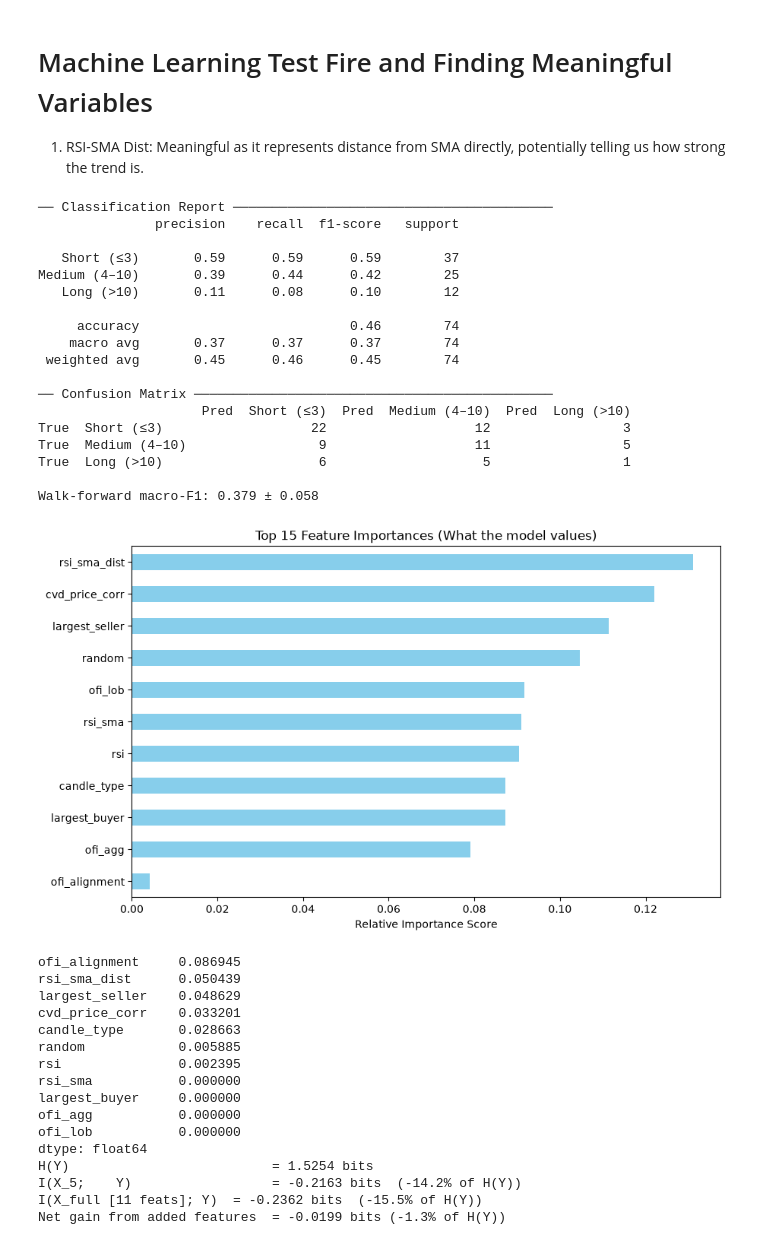
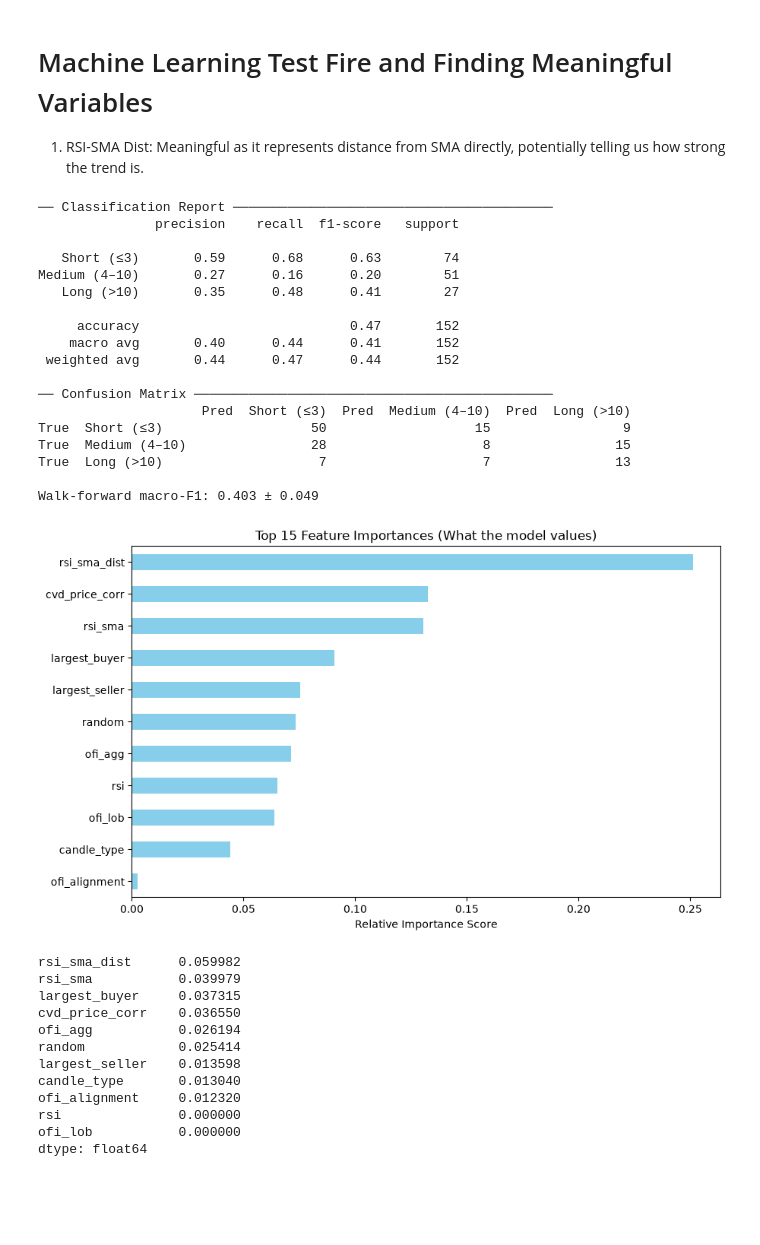
Before and after one commit to hmzk1422/OSADP-Infrastructure, a Jupyter notebook: research/ml-time.ipynb, the cells around one changed output. Drawn from its saved outputs; the diff is of its cells as text; code cells hidden in the pictures; blank space fills up the shorter version.

```diff
--- a/research/ml-time.ipynb
+++ b/research/ml-time.ipynb
@@ -15,8 +15,19 @@ import numpy as np
 from utils.indicators import *
 from utils.engine import *
 
-df_orderbook = pd.read_csv("./csv/BTCUSDT_orderbook.csv")
-df_trades = pd.read_csv("./csv/BTCUSDT_trades.csv")
+import pandas as pd
+
+# 1. Load your data
+df_orderbook_1 = pd.read_csv("./csv/BTCUSDT_orderbook.csv")
+df_trades_1 = pd.read_csv("./csv/BTCUSDT_trades.csv")
+
+df_orderbook_2 = pd.read_csv("./csv/BTCUSDT_orderbook_2.csv")  # Assuming this is a different file
+df_trades_2 = pd.read_csv("./csv/BTCUSDT_trades_2.csv")      # Assuming this is a different file
+
+# 2. Combine them vertically
+df_orderbook = pd.concat([df_orderbook_1, df_orderbook_2], ignore_index=True)
+df_trades = pd.concat([df_trades_1, df_trades_2], ignore_index=True)
+
 # Convert unix timestamp to datetime
 df_orderbook['datetime'] = pd.to_datetime(df_orderbook['timestamp'], unit='ms')  # change unit to 's' if in seconds
 df_trades['datetime'] = pd.to_datetime(df_trades['timestamp'], unit='ms')
@@ -274,9 +285,9 @@ sw_tr = compute_sample_weight('balanced', y_tr)
 
 clf = GradientBoostingClassifier(
     n_estimators     = 100,
-    subsample        = 0.8,
+    subsample        = 0.6,
     max_depth        = 4,
-    learning_rate    = 0.05,
+    learning_rate    = 0.01,
     min_samples_leaf = 3,
     random_state     = 42,
 )
@@ -329,8 +340,8 @@ tscv  = TimeSeriesSplit(n_splits=5)
 cv_f1 = []
 for tr_idx, val_idx in tscv.split(X_tr_s):
     sw_f = compute_sample_weight('balanced', y_tr[tr_idx])
-    m = GradientBoostingClassifier(n_estimators=100, max_depth=3,
-            learning_rate=0.05, subsample=0.8, min_samples_leaf=5, random_state=42)
+    m = GradientBoostingClassifier(n_estimators=100, max_depth=4,
+            learning_rate=0.01, subsample=0.6, min_samples_leaf=5, random_state=42)
     m.fit(X_tr_s[tr_idx], y_tr[tr_idx], sample_weight=sw_f)
     cv_f1.append(f1_score(y_tr[val_idx], m.predict(X_tr_s[val_idx]),
                           labels=present_classes, average='macro'))
@@ -346,60 +357,56 @@ feature_importances = pd.Series(clf.feature_importances_, index=FEATS)
 top_15 = feature_importances.nlargest(15)
 
 # 3. Plot
 plt.figure(figsize=(10, 6))
 top_15.plot(kind='barh', color='skyblue')
 plt.title("Top 15 Feature Importances (What the model values)")
 plt.xlabel("Relative Importance Score")
 plt.gca().invert_yaxis() # Highest at the top
 plt.show()
 
 from sklearn.feature_selection import mutual_info_classif
 
 # Drop the columns that aren't features
 X = feat_df.drop(columns=['target', 'streak_dur'])
 y = feat_df['target']
 
 # Calculate MI scores
 mi_scores = mutual_info_classif(X, y, discrete_features=False)
 mi_series = pd.Series(mi_scores, index=X.columns).sort_values(ascending=False)
 
 print(mi_series)
 # %% [output]
 ── Classification Report ─────────────────────────────────────────
                precision    recall  f1-score   support
 
-   Short (≤3)       0.59      0.59      0.59        37
-Medium (4–10)       0.39      0.44      0.42        25
-   Long (>10)       0.11      0.08      0.10        12
+   Short (≤3)       0.59      0.68      0.63        74
+Medium (4–10)       0.27      0.16      0.20        51
+   Long (>10)       0.35      0.48      0.41        27
 
-     accuracy                           0.46        74
-    macro avg       0.37      0.37      0.37        74
- weighted avg       0.45      0.46      0.45        74
+     accuracy                           0.47       152
+    macro avg       0.40      0.44      0.41       152
+ weighted avg       0.44      0.47      0.44       152
 
 ── Confusion Matrix ──────────────────────────────────────────────
                      Pred  Short (≤3)  Pred  Medium (4–10)  Pred  Long (>10)
-True  Short (≤3)                   22                   12                 3
-True  Medium (4–10)                 9                   11                 5
-True  Long (>10)                    6                    5                 1
+True  Short (≤3)                   50                   15                 9
+True  Medium (4–10)                28                    8                15
+True  Long (>10)                    7                    7                13
 
-Walk-forward macro-F1: 0.379 ± 0.058
+Walk-forward macro-F1: 0.403 ± 0.049
-[figure, old version]
+[figure, new version]
-ofi_alignment     0.086945
-rsi_sma_dist      0.050439
-largest_seller    0.048629
-cvd_price_corr    0.033201
-candle_type       0.028663
-random            0.005885
-rsi               0.002395
-rsi_sma           0.000000
-largest_buyer     0.000000
-ofi_agg           0.000000
+rsi_sma_dist      0.059982
+rsi_sma           0.039979
+largest_buyer     0.037315
+cvd_price_corr    0.036550
+ofi_agg           0.026194
+random            0.025414
+largest_seller    0.013598
+candle_type       0.013040
+ofi_alignment     0.012320
+rsi               0.000000
 ofi_lob           0.000000
 dtype: float64
-H(Y)                          = 1.5254 bits
-I(X_5;    Y)                  = -0.2163 bits  (-14.2% of H(Y))
-I(X_full [11 feats]; Y)  = -0.2362 bits  (-15.5% of H(Y))
-Net gain from added features  = -0.0199 bits (-1.3% of H(Y))
 # %%
 from sklearn.inspection import permutation_importance
 import matplotlib.pyplot as plt
```
Also changed, not shown: parts of 3 cells of this notebook, 6 other files.
